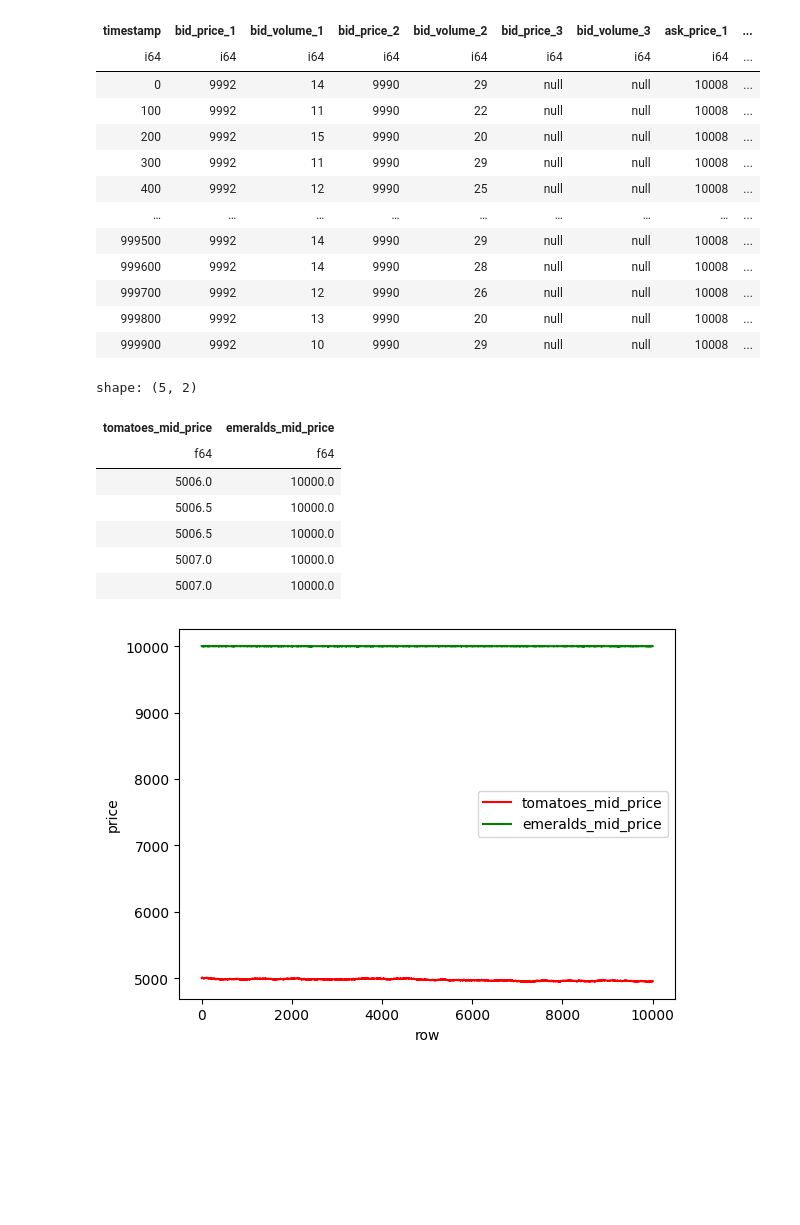
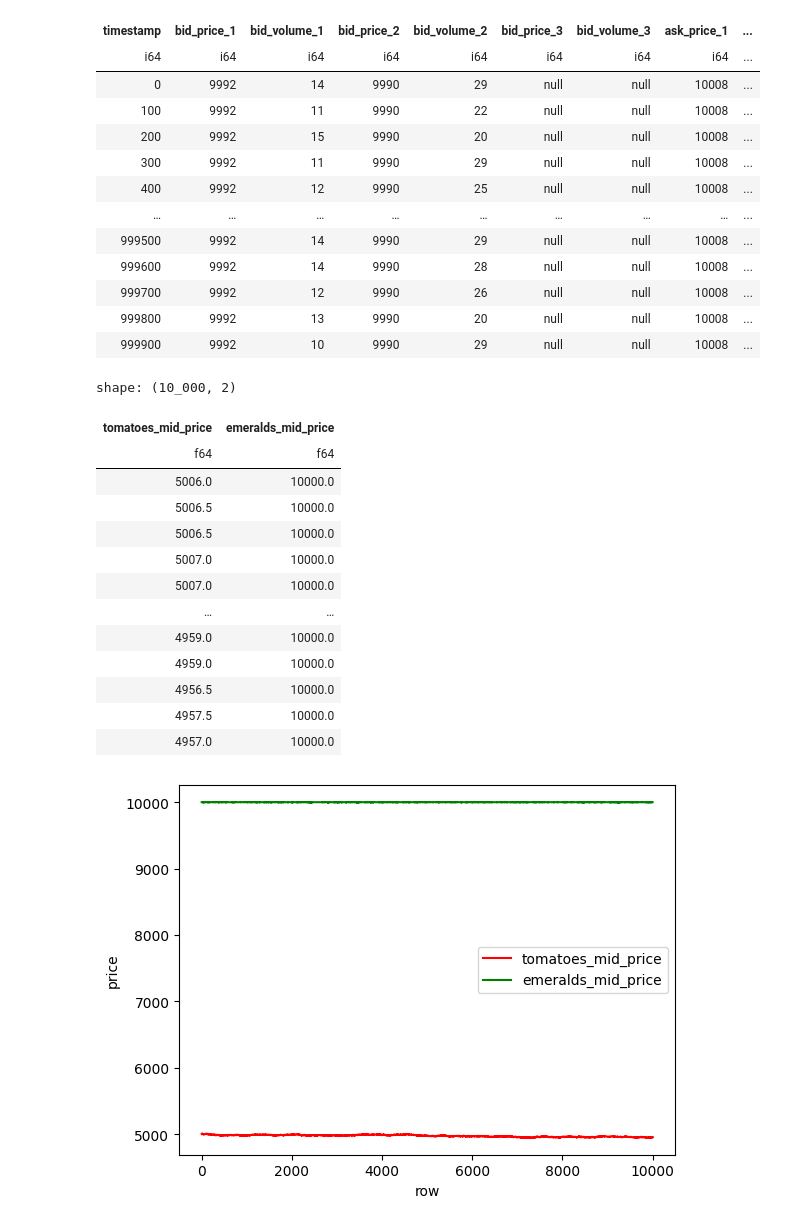
Before and after one commit to MrMoneyInTheBank/Prosperity, a Jupyter notebook: src/notebooks/orderbook_analysis.ipynb, the cells around one changed output. Saved outputs shown, nothing was run; the diff lists cells and outputs as text; code cells hidden in the pictures; blank space fills up the shorter version.

```diff
--- a/src/notebooks/orderbook_analysis.ipynb
+++ b/src/notebooks/orderbook_analysis.ipynb
@@ -71,21 +71,26 @@ shape: (10_000, 19)
 # %%
 import polars as pl
 
 joint: pl.DataFrame = pl.concat([
     tomatoes.select(pl.col("mid_price").alias("tomatoes_mid_price")),
     emeralds.select(pl.col("mid_price").alias("emeralds_mid_price"))
 ], how="horizontal")
+joint
+# %% [output]
+shape: (10_000, 2)
+| tomatoes_mid_price | emeralds_mid_price |
+| f64 | f64 |
+| 5006.0 | 10000.0 |
+| 5006.5 | 10000.0 |
+| 5006.5 | 10000.0 |
+| 5007.0 | 10000.0 |
+| 5007.0 | 10000.0 |
+| … | … |
+| 4959.0 | 10000.0 |
+| 4959.0 | 10000.0 |
+| 4956.5 | 10000.0 |
+| 4957.5 | 10000.0 |
+| 4957.0 | 10000.0 |
-# %%
-joint.head()
-# %% [output]
-shape: (5, 2)
-| tomatoes_mid_price | emeralds_mid_price |
-| f64 | f64 |
-| 5006.0 | 10000.0 |
-| 5006.5 | 10000.0 |
-| 5006.5 | 10000.0 |
-| 5007.0 | 10000.0 |
-| 5007.0 | 10000.0 |
 # %%
 import matplotlib.pyplot as plt
 
```
Also changed, not shown: parts of 1 cell of this notebook.
